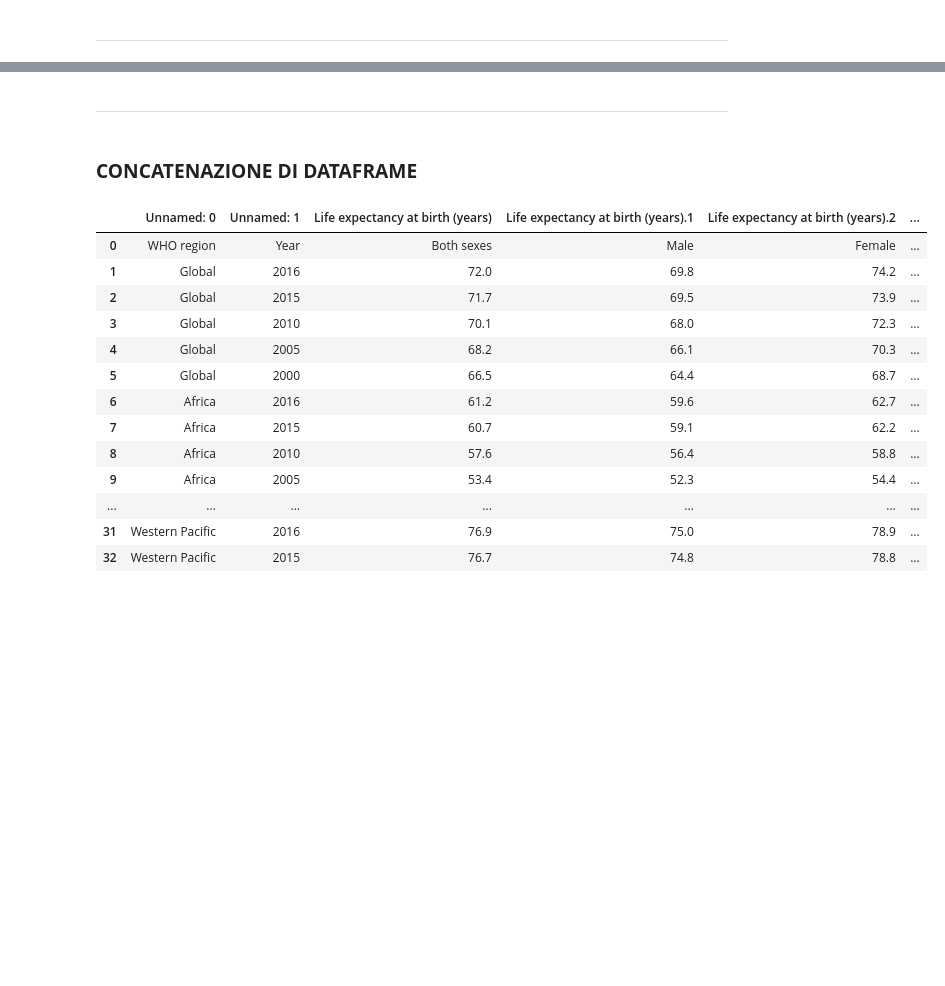
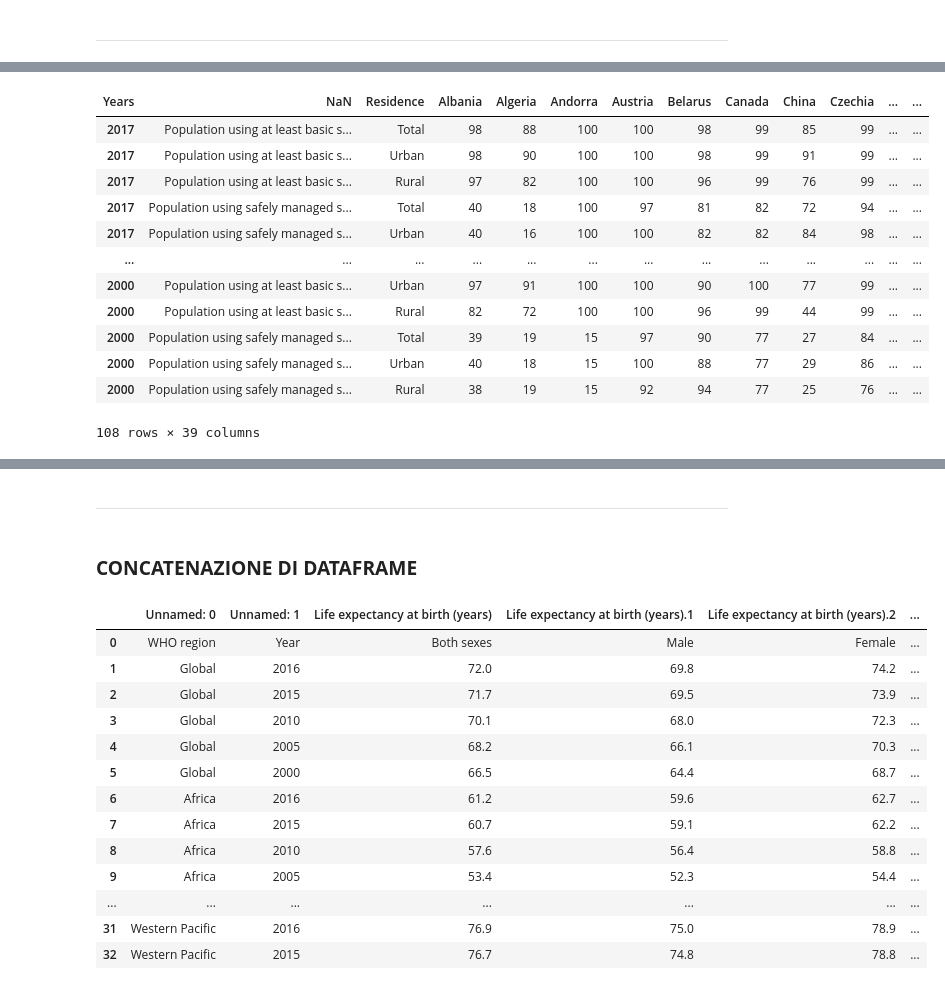
Before and after one commit to FRANCE2011/Uni-github, a Jupyter notebook: Sanitation and Global Health.ipynb, the cells around one changed output, grey strips where cells are left out. Saved outputs shown, nothing was run; the diff lists cells and outputs as text; code cells hidden in the pictures; blank space fills up the shorter version.

```diff
--- a/Sanitation and Global Health.ipynb
+++ b/Sanitation and Global Health.ipynb
@@ -163,3 +107,0 @@ new
-# %%
-new = new.rename(columns={'Country' : 'Residence'})
-new
@@ -335,4 +164,4 @@ Cancellare l'intera riga o il 50% delle righe non porta ad avere efficaci risult
 # %%
-stacked.dropna(inplace=True) # oppure visualizzazione finale del dataset eliminando le righe in cui sono contenuti valori NaN
-stacked
+new.dropna(inplace=True) # oppure visualizzazione finale del dataset eliminando le righe in cui sono contenuti valori NaN
+new
 # %% [output]
@@ -382,0 +208,17 @@ array([' Population using at least basic sanitation services (%)',
+# %%
+new1 = new.rename(columns={'Country' : 'Residence', 'NaN' : 'Sanitation'})
+new1
+# %% [output]
+| Years | NaN | Residence | Albania | Algeria | Andorra | Austria | Belarus | Canada | China | Czechia | ... | ... |
+| 2017 | Population using at least basic s... | Total | 98 | 88 | 100 | 100 | 98 | 99 | 85 | 99 | ... | ... |
+| 2017 | Population using at least basic s... | Urban | 98 | 90 | 100 | 100 | 98 | 99 | 91 | 99 | ... | ... |
+| 2017 | Population using at least basic s... | Rural | 97 | 82 | 100 | 100 | 96 | 99 | 76 | 99 | ... | ... |
+| 2017 | Population using safely managed s... | Total | 40 | 18 | 100 | 97 | 81 | 82 | 72 | 94 | ... | ... |
+| 2017 | Population using safely managed s... | Urban | 40 | 16 | 100 | 100 | 82 | 82 | 84 | 98 | ... | ... |
+| ... | ... | ... | ... | ... | ... | ... | ... | ... | ... | ... | ... | ... |
+| 2000 | Population using at least basic s... | Urban | 97 | 91 | 100 | 100 | 90 | 100 | 77 | 99 | ... | ... |
+| 2000 | Population using at least basic s... | Rural | 82 | 72 | 100 | 100 | 96 | 99 | 44 | 99 | ... | ... |
+| 2000 | Population using safely managed s... | Total | 39 | 19 | 15 | 97 | 90 | 77 | 27 | 84 | ... | ... |
+| 2000 | Population using safely managed s... | Urban | 40 | 18 | 15 | 100 | 88 | 77 | 29 | 86 | ... | ... |
+| 2000 | Population using safely managed s... | Rural | 38 | 19 | 15 | 92 | 94 | 77 | 25 | 76 | ... | ... |
+108 rows × 39 columns
```
Also changed, not shown: parts of 66 cells of this notebook.
